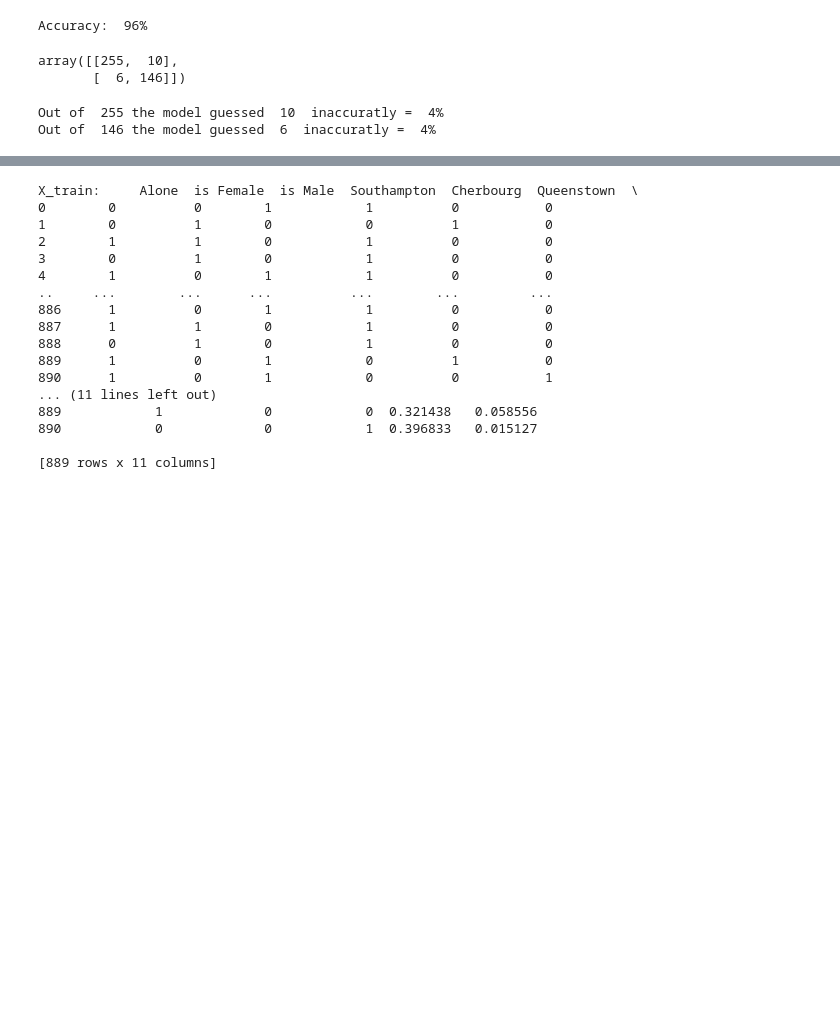
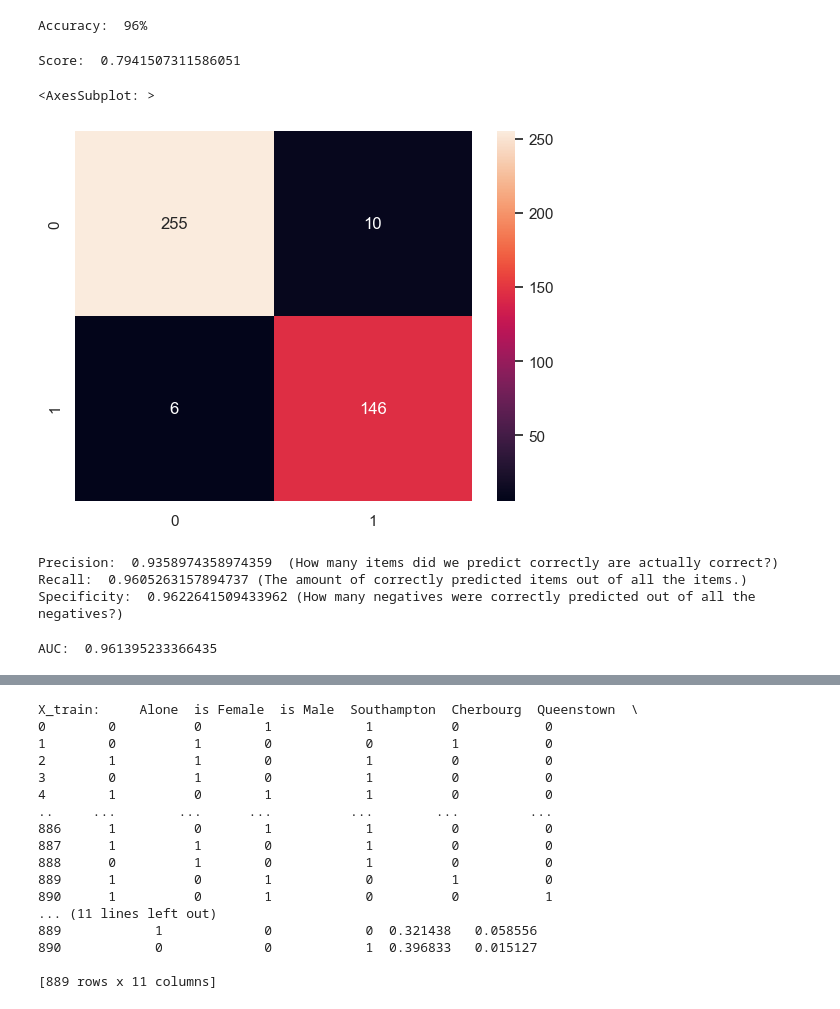
Before and after one commit to Korrin-F/tDS_Day_By_Days, a Jupyter notebook: Week 6 - Assignment/train_test.ipynb, the cells around one changed output, grey strips where cells are left out. Cells and saved outputs as stored; diff of their text form; code cells hidden in the pictures; blank space fills up the shorter version.

```diff
--- a/Week 6 - Assignment/train_test.ipynb
+++ b/Week 6 - Assignment/train_test.ipynb
@@ -381,25 +395,16 @@ accuracy_perc = str(round(accuracy*100)) + '%'
 print('Accuracy: ', accuracy_perc)
 # %% [output]
 Accuracy:  96%
+# %%
+score = classifier.score(X_train, y_train)
+print('Score: ', score)
+# %% [output]
+Score:  0.7941507311586051
 # %%
 # confusion matrix
 cm = confusion_matrix(y_test, Y_pred)
 cm
+sns.heatmap(cm, annot=True, fmt='d')
 # %% [output]
-array([[255,  10],
-       [  6, 146]])
+<AxesSubplot: >
+[figure, added]
-# %%
-# Confusion matrix interpretation
-ac_1 = cm[0][0]#255
-g_1 =  cm[0][1]#10
-ac_1_perc = str(round((g_1/ac_1)*100)) + '%'
-
-ac_2 =  cm[1][1]#146
-g_2 =  cm[1][0]#6
-ac_2_perc = str(round((g_2/ac_2)*100)) + '%'
-
-print('Out of ', ac_1,'the model guessed ', g_1,' inaccuratly = ', ac_1_perc)
-print('Out of ', ac_2,'the model guessed ', g_2,' inaccuratly = ', ac_2_perc)
-# %% [output]
-Out of  255 the model guessed  10  inaccuratly =  4%
-Out of  146 the model guessed  6  inaccuratly =  4%
@@ -405,0 +417,18 @@ Out of  146 the model guessed  6  inaccuratly =  4%
+# %%
+# calculate precision, recall and specificity
+precision = tp / (tp + fp)
+recall = tp / (tp + fn)
+specificity = tn / (tn + fp)
+print('Precision: ', precision, ' (How many items did we predict correctly are actually correct?)')
+print('Recall: ', recall, '(The amount of correctly predicted items out of all the items.)')
+print('Specificity: ', specificity, '(How many negatives were correctly predicted out of all the negatives?)')
+# %% [output]
+Precision:  0.9358974358974359  (How many items did we predict correctly are actually correct?)
+Recall:  0.9605263157894737 (The amount of correctly predicted items out of all the items.)
+Specificity:  0.9622641509433962 (How many negatives were correctly predicted out of all the negatives?)
+# %%
+# calculate auc
+auc = roc_auc_score(y_test, Y_pred)
+print('AUC: ', auc)
+# %% [output]
+AUC:  0.961395233366435
```
Also changed, not shown: parts of 9 cells of this notebook, 10 other files.
